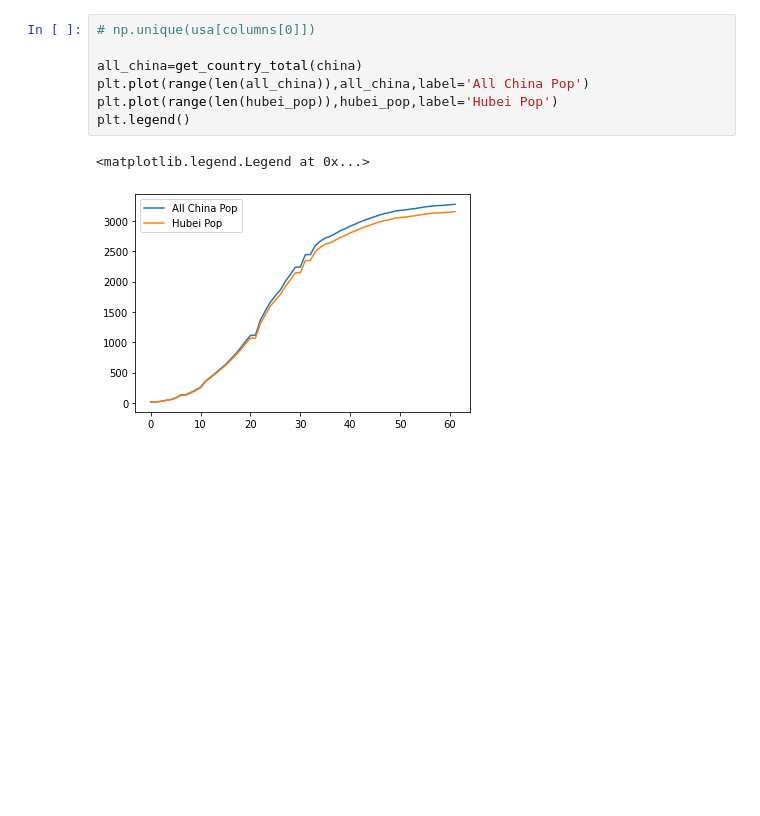
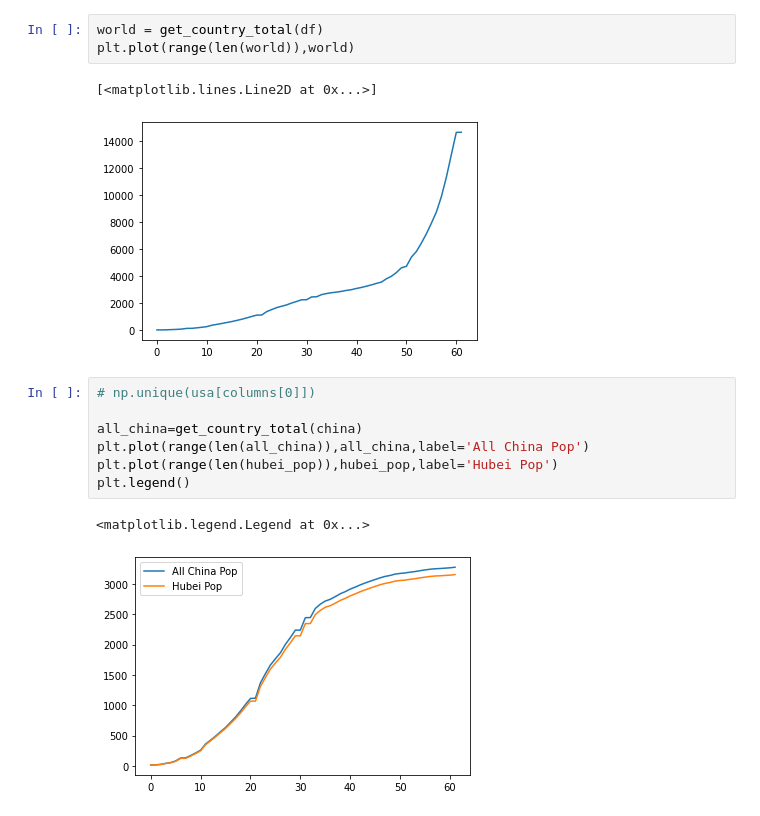
Before and after one commit to zhuowenzhao/COVID19-prediction, a Jupyter notebook: Kieran.ipynb, the cells around one changed output. Cells and saved outputs as stored; diff of their text form; blank space fills up the shorter version.

```diff
--- a/Kieran.ipynb
+++ b/Kieran.ipynb
@@ -48,6 +48,12 @@ There are 62 days on record
 There are 62 days on record
 <matplotlib.legend.Legend at 0x...>
 [figure]
+# %%
+world = get_country_total(df)
+plt.plot(range(len(world)),world)
+# %% [output]
+[<matplotlib.lines.Line2D at 0x...>]
+[figure, added]
 # %%
 # np.unique(usa[columns[0]])
 
```
Also changed, not shown: parts of 18 cells of this notebook.
